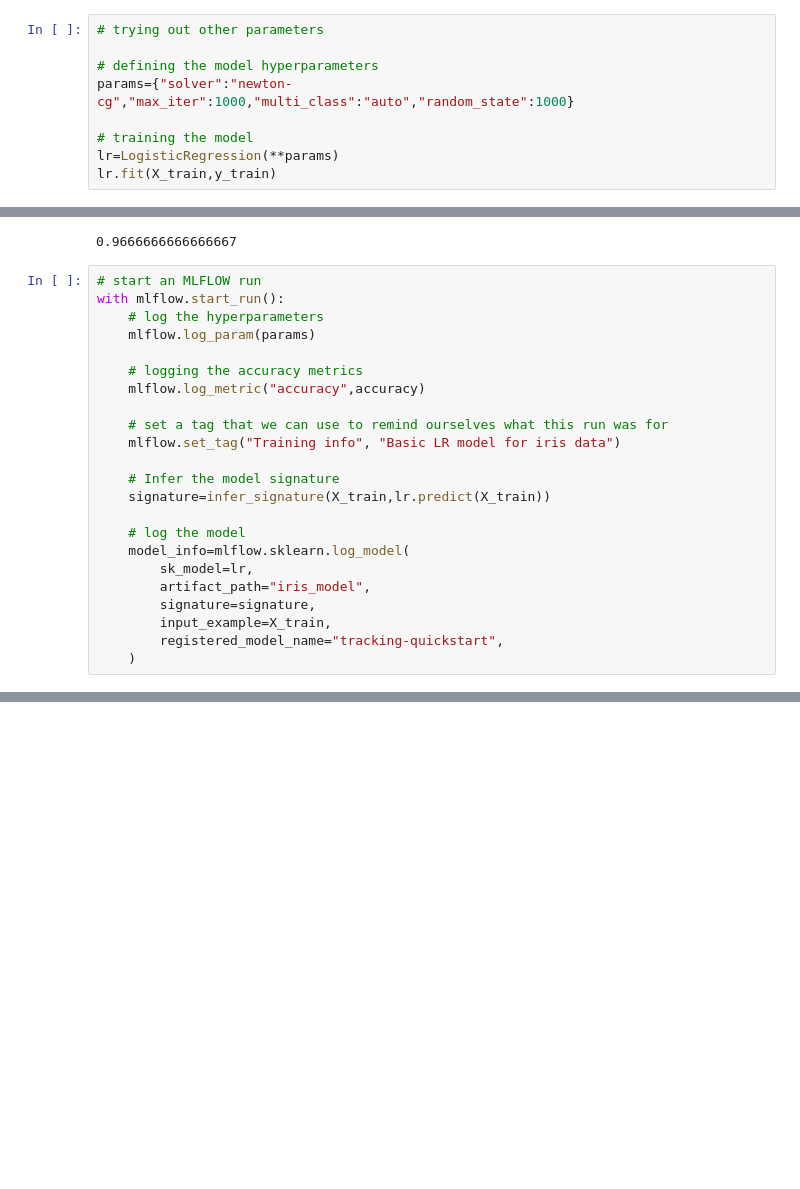
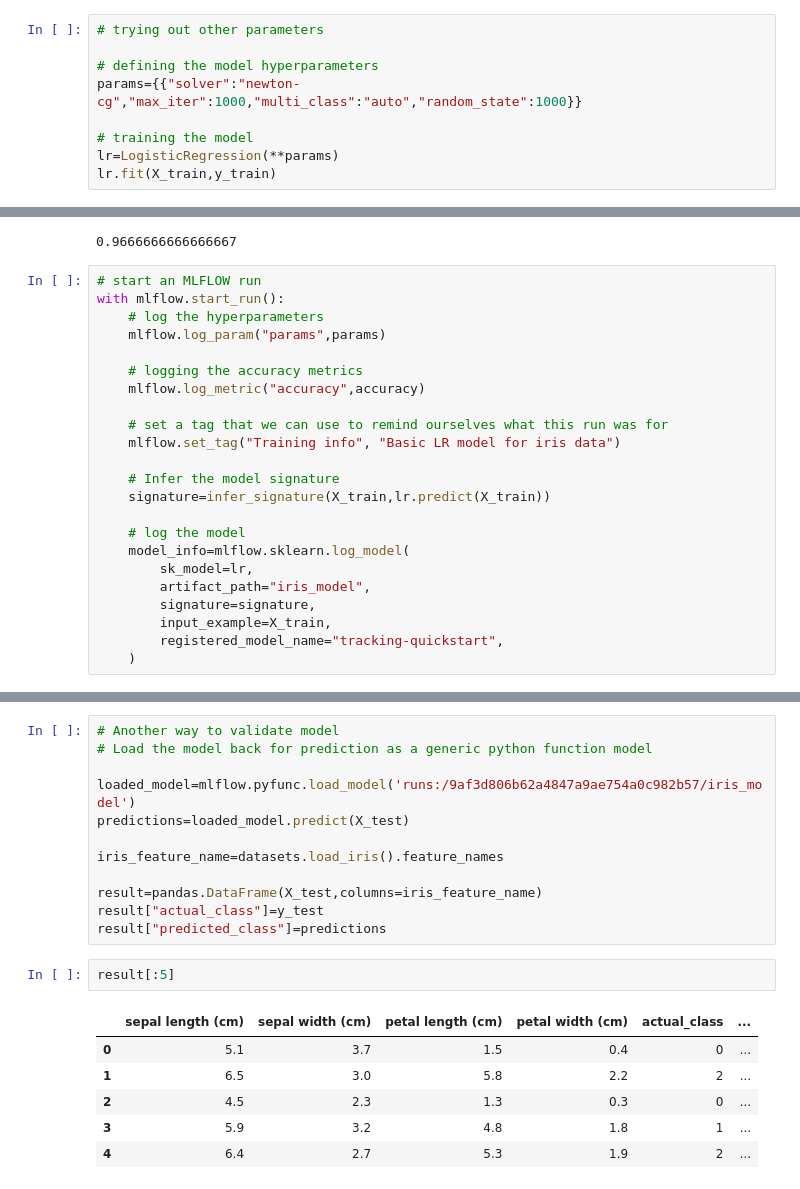
Before and after one commit to mzahid-git/mlflow, a Jupyter notebook: gettingstarted.ipynb, the cells around one changed output, grey strips where cells are left out. Drawn from its saved outputs; the diff is of its cells as text; blank space fills up the shorter version.

Commit message:
model validations

```diff
--- a/gettingstarted.ipynb
+++ b/gettingstarted.ipynb
@@ -74,7 +74,7 @@ Created version '2' of model 'tracking-quickstart'.
 # trying out other parameters
 
 # defining the model hyperparameters
-params={"solver":"newton-cg","max_iter":1000,"multi_class":"auto","random_state":1000}
+params={{"solver":"newton-cg","max_iter":1000,"multi_class":"auto","random_state":1000}}
 
 # training the model
 lr=LogisticRegression(**params)
@@ -96,7 +96,7 @@ accuracy
 # start an MLFLOW run
 with mlflow.start_run():
     # log the hyperparameters
-    mlflow.log_param(params)
+    mlflow.log_param("params",params)
 
     # logging the accuracy metrics
     mlflow.log_metric("accuracy",accuracy)
@@ -121,0 +873,21 @@ TypeError: log_param() missing 1 required positional argument: 'value'
+# %%
+# Another way to validate model
+# Load the model back for prediction as a generic python function model
+
+loaded_model=mlflow.pyfunc.load_model('runs:/9af3d806b62a4847a9ae754a0c982b57/iris_model')
+predictions=loaded_model.predict(X_test)
+
+iris_feature_name=datasets.load_iris().feature_names
+
+result=pandas.DataFrame(X_test,columns=iris_feature_name)
+result["actual_class"]=y_test
+result["predicted_class"]=predictions
+# %%
+result[:5]
+# %% [output]
+|  | sepal length (cm) | sepal width (cm) | petal length (cm) | petal width (cm) | actual_class | ... |
+| 0 | 5.1 | 3.7 | 1.5 | 0.4 | 0 | ... |
+| 1 | 6.5 | 3.0 | 5.8 | 2.2 | 2 | ... |
+| 2 | 4.5 | 2.3 | 1.3 | 0.3 | 0 | ... |
+| 3 | 5.9 | 3.2 | 4.8 | 1.8 | 1 | ... |
+| 4 | 6.4 | 2.7 | 5.3 | 1.9 | 2 | ... |
```
Also changed, not shown: parts of 4 cells of this notebook.
